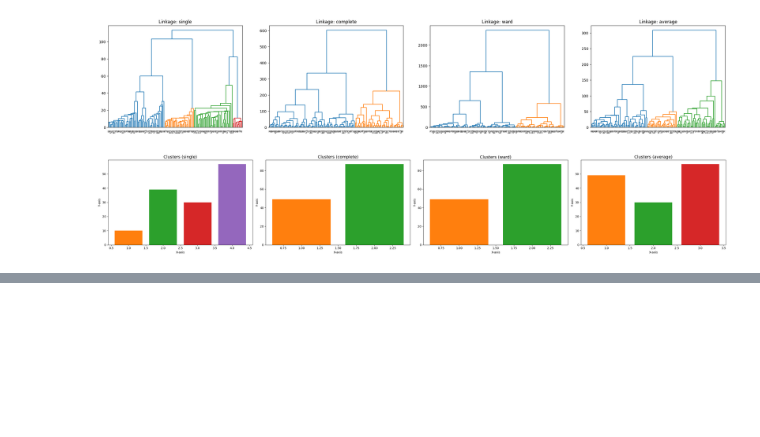
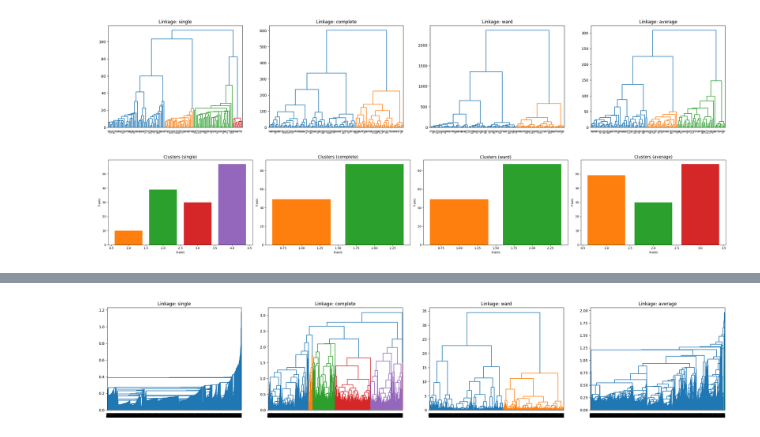
Before and after one commit to maxi9113/colab_notebook, a Jupyter notebook: IC_Ejercicio_jerarquicio_taller_2.ipynb, the cells around one changed output, grey strips where cells are left out. Saved outputs shown, nothing was run; the diff lists cells and outputs as text; code cells hidden in the pictures; blank space fills up the shorter version.

```diff
--- a/IC_Ejercicio_jerarquicio_taller_2.ipynb
+++ b/IC_Ejercicio_jerarquicio_taller_2.ipynb
@@ -113,0 +206,23 @@ display(df.head())
+# %%
+from scipy.cluster.hierarchy import linkage, dendrogram
+import matplotlib.pyplot as plt
+import numpy as np
+
+data = df_train.values
+
+methods = ['single', 'complete', 'ward', 'average']
+linked_method = []
+
+fig, axes = plt.subplots(1, 4, figsize=(30, 5))
+for i, method in enumerate(methods):
+    linked_clusters = linkage(data, method)
+    linked_method.append(linked_clusters)
+    dendrogram(linked_clusters,
+               orientation='top',
+               distance_sort='descending',
+               show_leaf_counts=True,
+               ax=axes[i])
+    axes[i].set_title(f'Linkage: {method}')
+plt.show()
+# %% [output]
+[figure, added]
```
Also changed, not shown: parts of 7 cells of this notebook.
